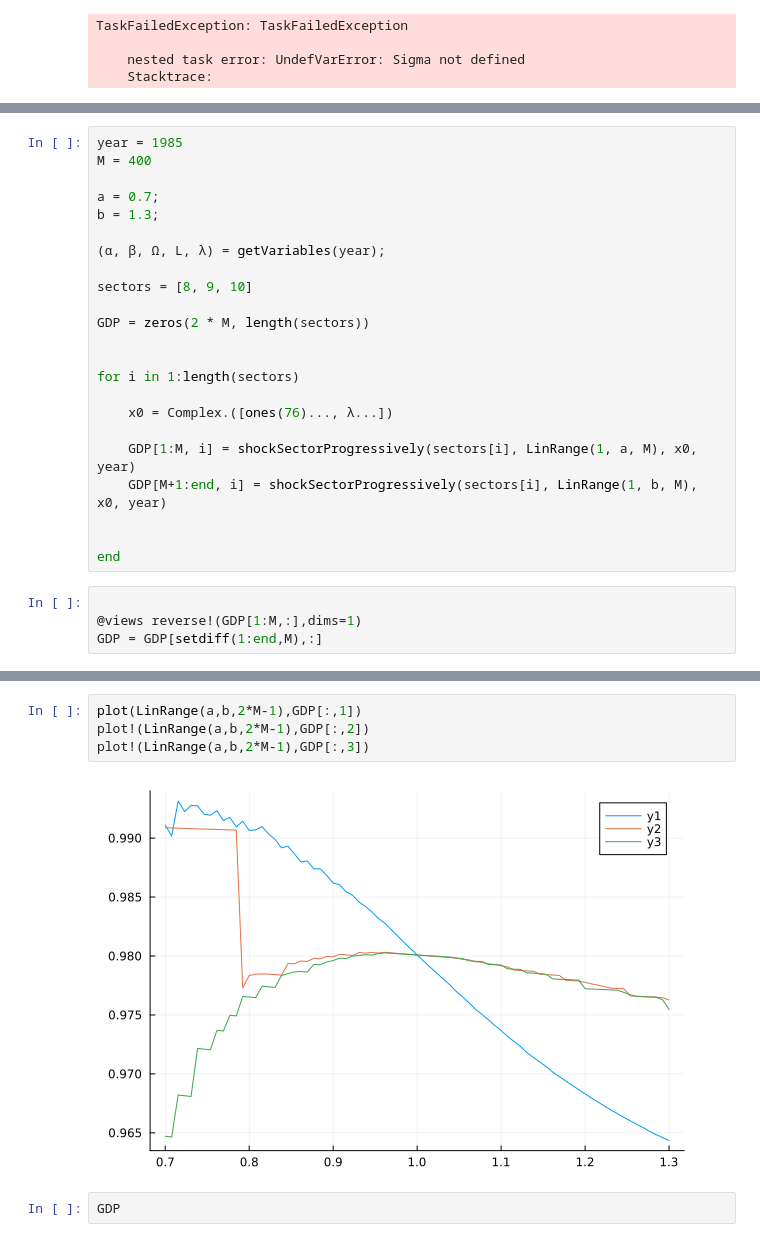
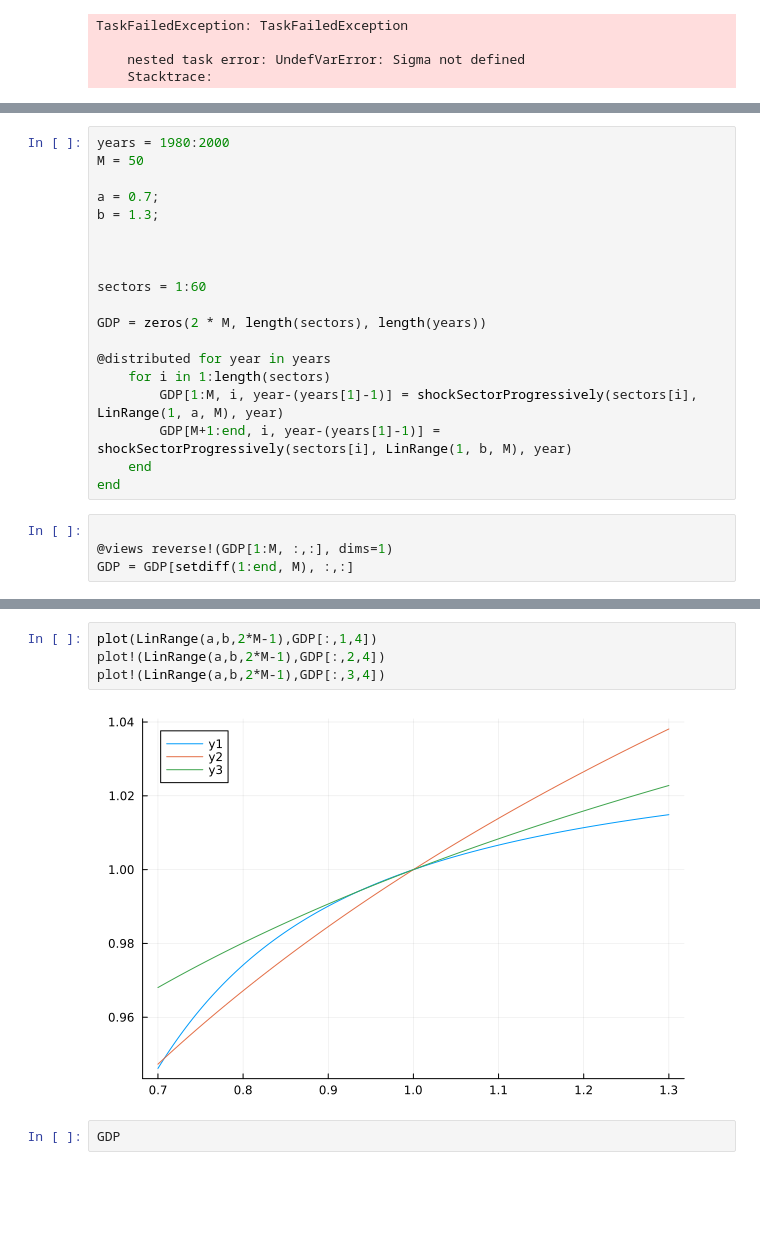
Before and after one commit to theplatters/CGEandLeontief, a Jupyter notebook: Translation/OtherSolver.ipynb, the cells around one changed output, grey strips where cells are left out. Drawn from its saved outputs; the diff is of its cells as text; blank space fills up the shorter version.

Commit message:
fix: solved everything and made a pretty graph

```diff
--- a/Translation/OtherSolver.ipynb
+++ b/Translation/OtherSolver.ipynb
@@ -186,30 +195,26 @@ end
 # %% [output]
 shockSectorProgressively (generic function with 2 methods)
 # %%
-year = 1985
-M = 400
+years = 1980:2000
+M = 50
 
 a = 0.7;
 b = 1.3;
 
-(α, β, Ω, L, λ) = getVariables(year);
-
-sectors = [8, 9, 10]
-
-GDP = zeros(2 * M, length(sectors))
 
 
-for i in 1:length(sectors)
+sectors = 1:60
 
-    x0 = Complex.([ones(76)..., λ...])
+GDP = zeros(2 * M, length(sectors), length(years))
 
-    GDP[1:M, i] = shockSectorProgressively(sectors[i], LinRange(1, a, M), x0, year)
-    GDP[M+1:end, i] = shockSectorProgressively(sectors[i], LinRange(1, b, M), x0, year)
-
-
+@distributed for year in years
+    for i in 1:length(sectors)
+        GDP[1:M, i, year-(years[1]-1)] = shockSectorProgressively(sectors[i], LinRange(1, a, M), year)
+        GDP[M+1:end, i, year-(years[1]-1)] = shockSectorProgressively(sectors[i], LinRange(1, b, M), year)
+    end
 end
 # %%
 
-@views reverse!(GDP[1:M,:],dims=1)
-GDP = GDP[setdiff(1:end,M),:]
+@views reverse!(GDP[1:M, :,:], dims=1)
+GDP = GDP[setdiff(1:end, M), :,:]
 # %% [output]
@@ -233,9 +238,9 @@ GDP = GDP[setdiff(1:end,M),:]
 # %%
-plot(LinRange(a,b,2*M-1),GDP[:,1])
-plot!(LinRange(a,b,2*M-1),GDP[:,2])
-plot!(LinRange(a,b,2*M-1),GDP[:,3])
+plot(LinRange(a,b,2*M-1),GDP[:,1,4])
+plot!(LinRange(a,b,2*M-1),GDP[:,2,4])
+plot!(LinRange(a,b,2*M-1),GDP[:,3,4])
 # %% [output]
-[figure, old version]
+[figure, new version]
 # %%
 GDP
 # %% [output]
```
Also changed, not shown: parts of 9 cells of this notebook, 7 other files.
